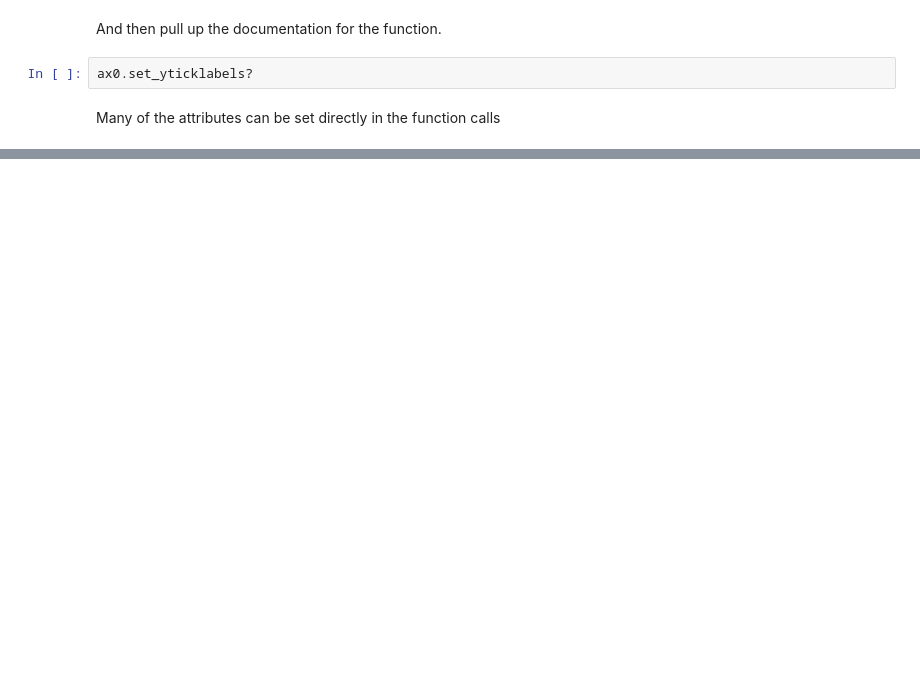
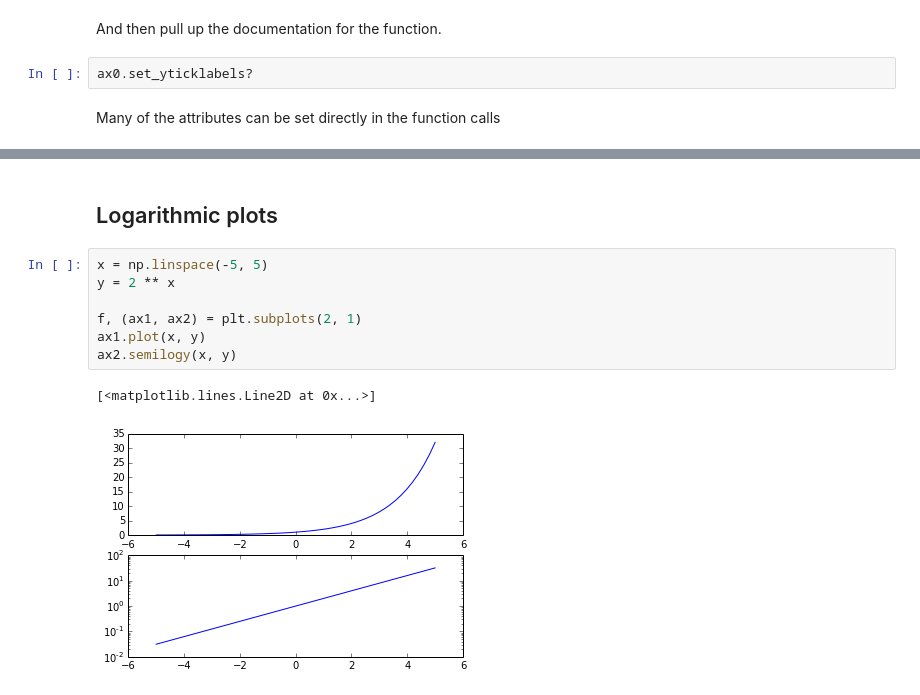
Before and after one commit to smwahl/thw_matplotlib_presentation, a Jupyter notebook: thw_matplotlib_tutorial.ipynb, the cells around one changed output, grey strips where cells are left out. Drawn from its saved outputs; the diff is of its cells as text; blank space fills up the shorter version.

```diff
--- a/thw_matplotlib_tutorial.ipynb
+++ b/thw_matplotlib_tutorial.ipynb
@@ -256,0 +348,13 @@ array([[ 0.53324406,  0.81512937,  0.7730313 ,  0.85711143,  0.05073163,
+# %% [markdown]
+Logarithmic plots
+-----------------
+# %%
+x = np.linspace(-5, 5)
+y = 2 ** x
+
+f, (ax1, ax2) = plt.subplots(2, 1)
+ax1.plot(x, y)
+ax2.semilogy(x, y)
+# %% [output]
+[<matplotlib.lines.Line2D at 0x...>]
+[figure, added]
```
Also changed, not shown: parts of 35 cells of this notebook, 3 other files.
